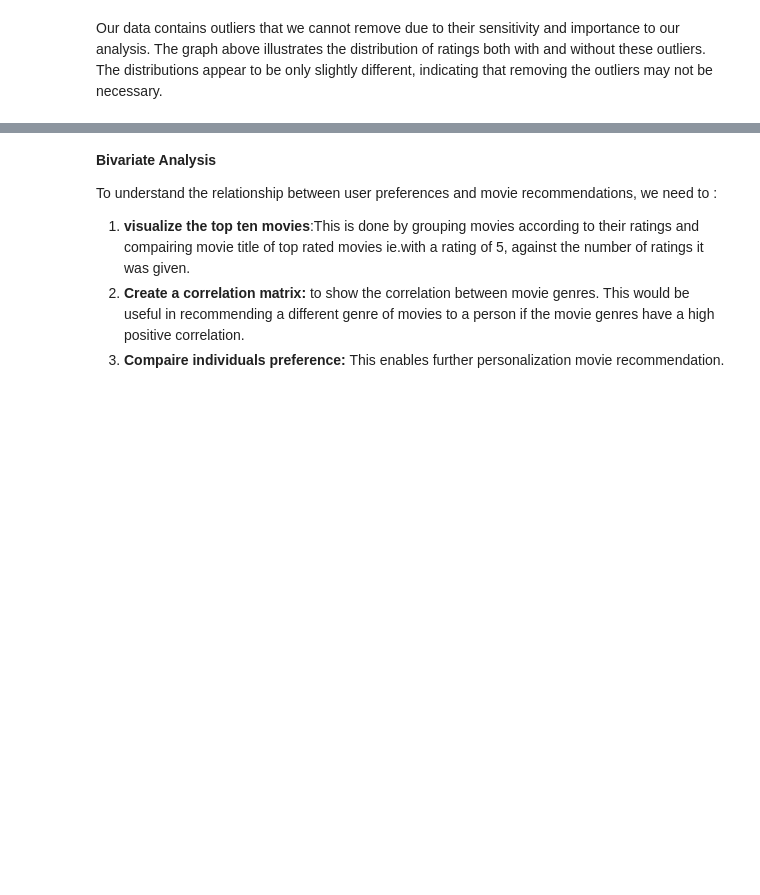
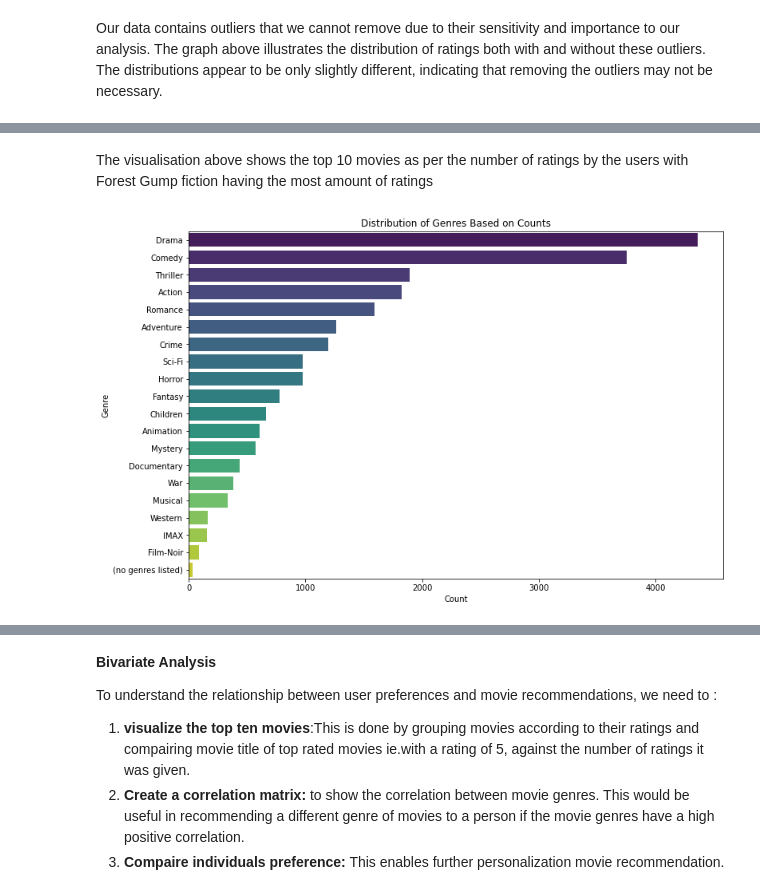
Before and after one commit to TyrionCodister/FlickFlare--Movie--Recommendation--System, a Jupyter notebook: Movie Recommendation System.ipynb, the cells around one changed output, grey strips where cells are left out. Drawn from its saved outputs; the diff is of its cells as text; code cells hidden in the pictures; blank space fills up the shorter version.

```diff
--- a/Movie Recommendation System.ipynb
+++ b/Movie Recommendation System.ipynb
@@ -697,0 +600,27 @@ plt.show()
+# %% [markdown]
+The visualisation above shows the top 10 movies as per the number of ratings by the users with Forest Gump fiction having the most amount of ratings
+# %%
+
+
+#  Flatten the lists of genres
+genres_flat = movies_df['genres'].explode().reset_index(drop=True)
+
+# Convert to DataFrame and name the column
+genres_df = genres_flat.to_frame(name='genre')
+
+#  Count the occurrences of each genre
+genre_counts = genres_df['genre'].value_counts().reset_index()
+genre_counts.columns = ['genre', 'count']
+
+#  Sort genres by count in descending order
+genre_counts_sorted = genre_counts.sort_values(by='count', ascending=False)
+
+# Create a bar plot to show the distribution of genres
+plt.figure(figsize=(12, 8))
+sns.barplot(x='count', y='genre', data=genre_counts_sorted, palette='viridis')
+plt.xlabel('Count')
+plt.ylabel('Genre')
+plt.title('Distribution of Genres Based on Counts')
+plt.show()
+# %% [output]
+[figure, added]
```
Also changed, not shown: parts of 39 cells of this notebook.
